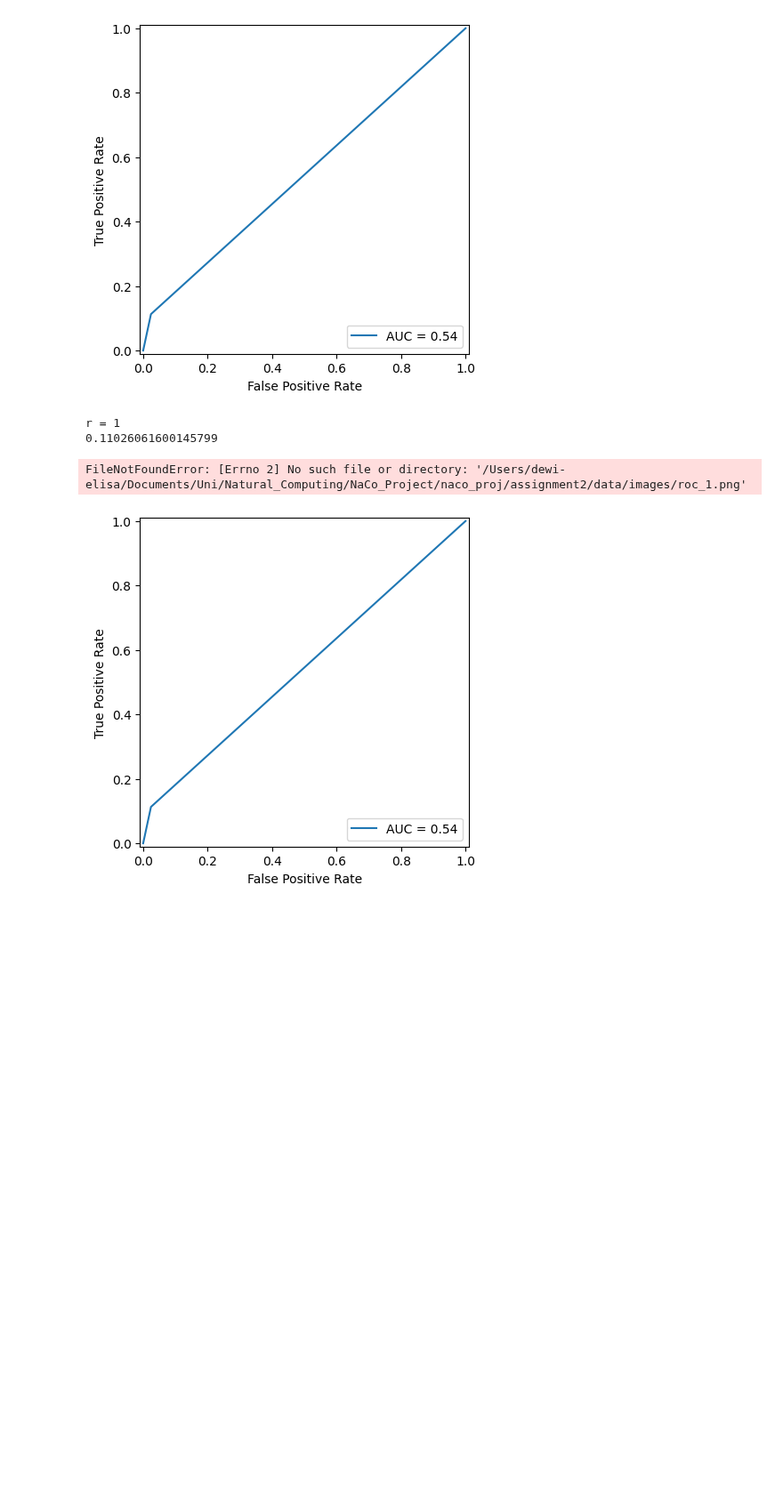
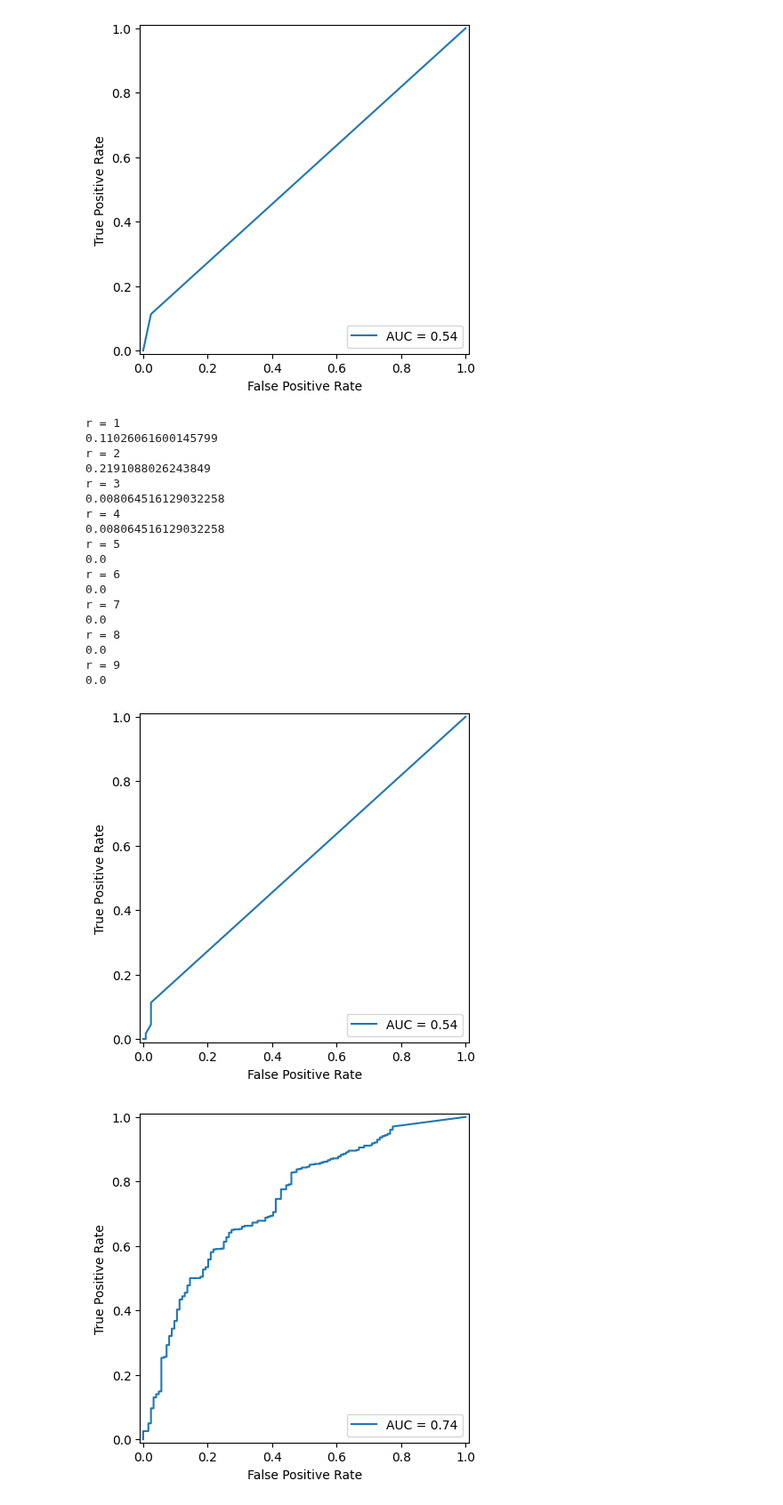
Before and after one commit to VaggelisSpi/NaCo_Project, a Jupyter notebook: naco_proj/assignment2/calculations.ipynb, the cells around one changed output. Shown at 89% size. Cells and saved outputs as stored; diff of their text form; code cells hidden in the pictures; blank space fills up the shorter version.

```diff
--- a/naco_proj/assignment2/calculations.ipynb
+++ b/naco_proj/assignment2/calculations.ipynb
@@ -53,30 +53,46 @@ roc.plot()
 # %%
 for r in range(1, 10):
     print('r = ' + str(r))
     data = pd.DataFrame()
     data['input'] = pd.read_csv(directory + 'english_tagalog.test', header=None)  # input sentence
     data['score'] = pd.read_csv(directory + 'res_' + str(r) + '.txt', header=None).astype(np.float32)  # anomaly score
     data['anomalous'] = 1
     data.loc[:123, 'anomalous'] = 0
     # anomalous or not: 124 * 0 + 708 * 1
 
     anomalous_data = data[data['anomalous'] == 1]
     sensitivity = len(anomalous_data[anomalous_data['score'] > r]) / len(anomalous_data)
 
     non_anomalous_data = data[data['anomalous'] == 0]
     specificity = len(non_anomalous_data[non_anomalous_data['score'] < r]) / len(non_anomalous_data)
     # specificity = 1 - specificity
 
     data['y'] = (data['score'] > r)
 
     print(specificity * sensitivity)
-    fpr, tpr, thresholds = metrics.roc_curve(data['anomalous'], data['y'])
+    fpr, tpr, thresholds = metrics.roc_curve(data['anomalous'], data['score'])
     auc = metrics.auc(fpr, tpr)
-    auc = metrics.roc_auc_score(data['anomalous'], data['y'])
+    auc = metrics.roc_auc_score(data['anomalous'], data['score'])
     roc = metrics.RocCurveDisplay(fpr=fpr, tpr=tpr, roc_auc=auc)
     roc.plot()
 # %% [output]
 r = 1
 0.11026061600145799
+r = 2
+0.2191088026243849
+r = 3
+0.008064516129032258
+r = 4
+0.008064516129032258
+r = 5
+0.0
+r = 6
+0.0
+r = 7
+0.0
+r = 8
+0.0
+r = 9
+0.0
-FileNotFoundError: [Errno 2] No such file or directory: '/Users/dewi-elisa/Documents/Uni/Natural_Computing/NaCo_Project/naco_proj/assignment2/data/images/roc_1.png'
-[figure, old version]
+[figure, new version]
+[figure, added]
```
Also changed, not shown: parts of 2 cells of this notebook.
